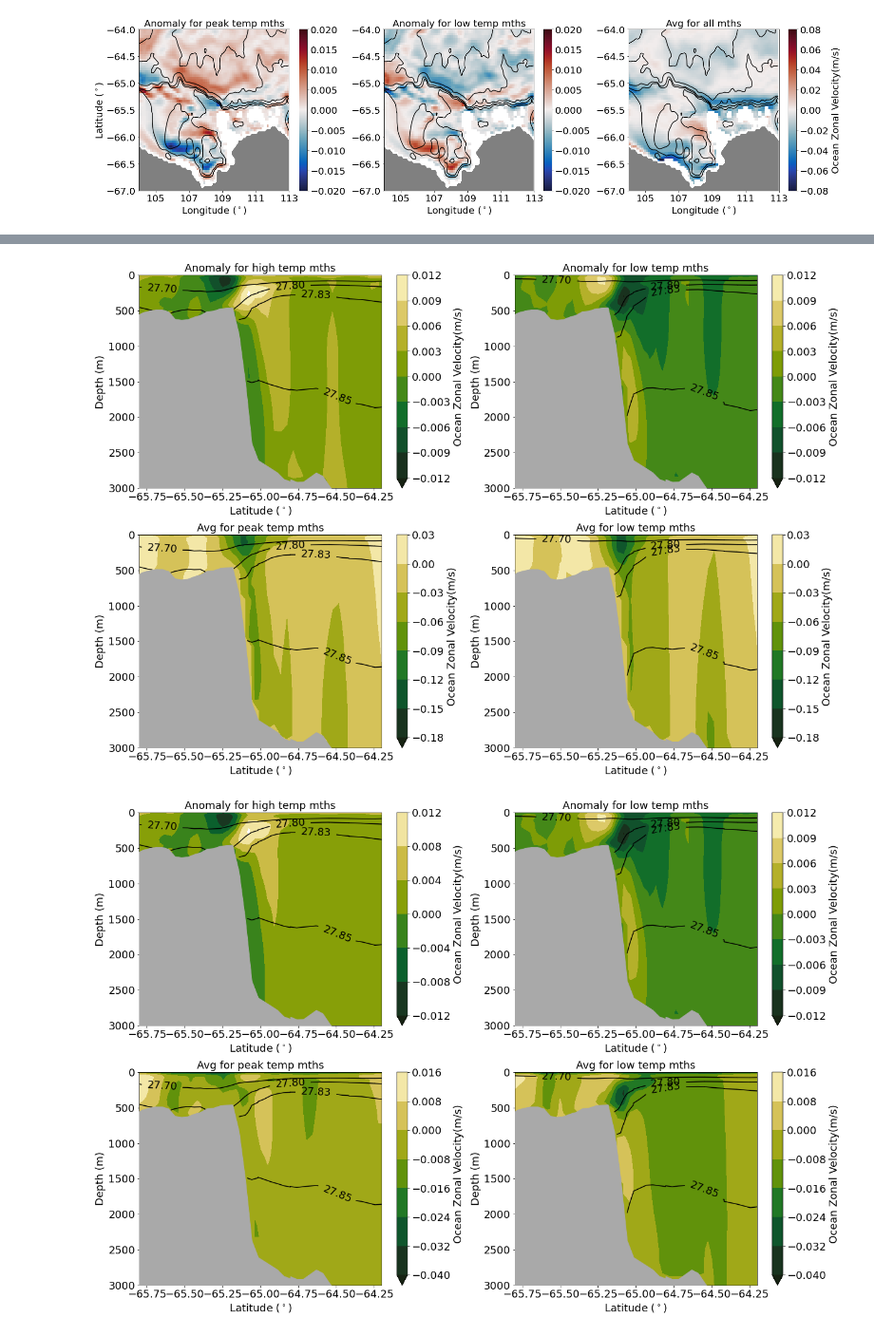
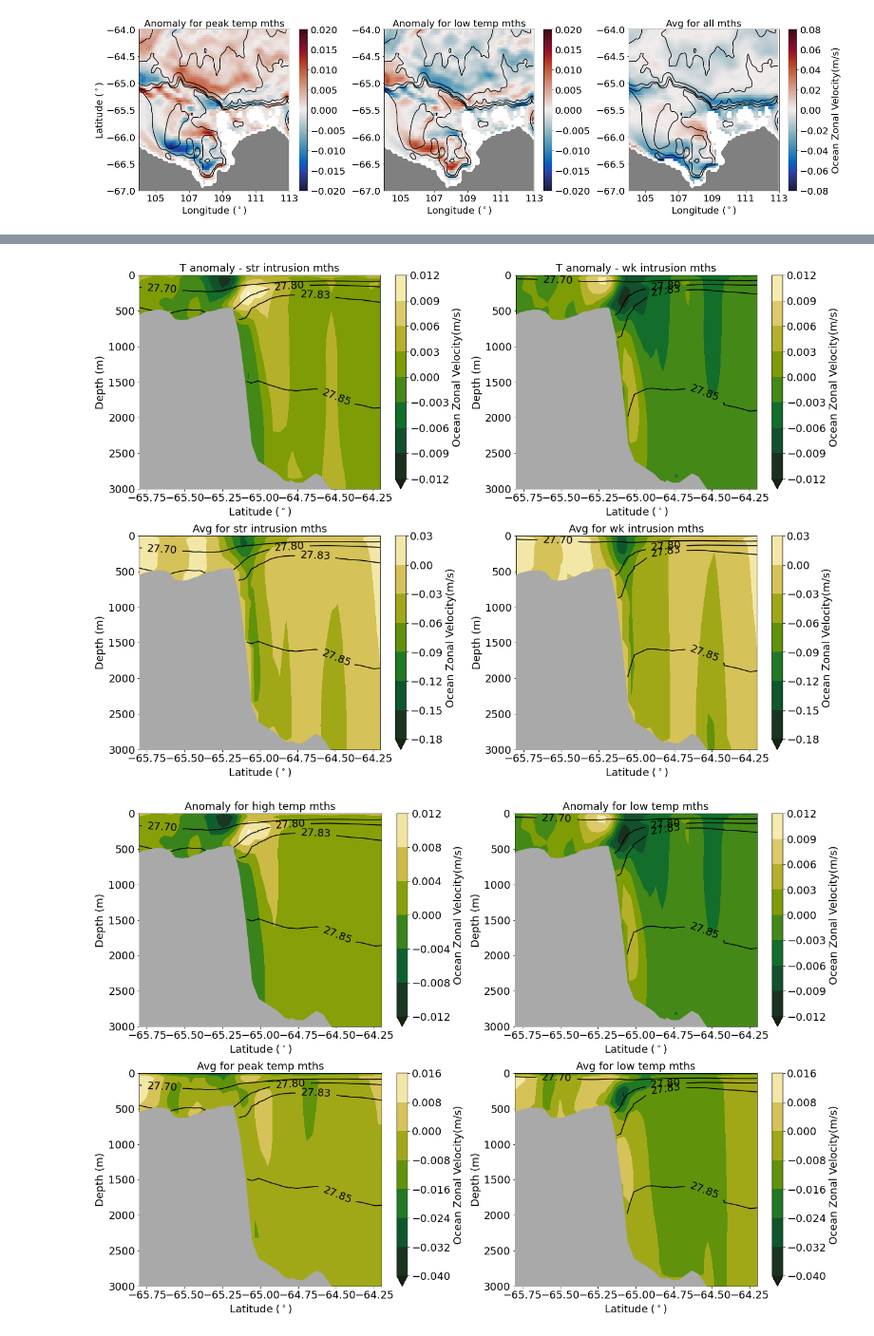
Before and after one commit to ribeiron/ScriptsChapter3, a Jupyter notebook: Fig10.ipynb, the cells around one changed output, grey strips where cells are left out. Shown at 95% size. Drawn from its saved outputs; the diff is of its cells as text; code cells hidden in the pictures.

```diff
--- a/Fig10.ipynb
+++ b/Fig10.ipynb
@@ -911,7 +898,7 @@ plt.ylim((3000,0))
 plt.xlim((-65.8,-64.2))
 plt.ylabel('Depth (m)',fontsize=fontsize)
 plt.xlabel('Latitude ($^\circ$)',fontsize=fontsize)
-plt.title('Anomaly for high temp mths',fontsize=fontsize)
+plt.title('T anomaly - str intrusion mths',fontsize=fontsize)
 # colorbar:
 #cbar=plt.colorbar(pcm, ticks = ticks,pad=.03)
 cbar=plt.colorbar()
@@ -940,7 +927,7 @@ plt.ylim((3000,0))
 plt.xlim((-65.8,-64.2))
 plt.ylabel('Depth (m)',fontsize=fontsize)
 plt.xlabel('Latitude ($^\circ$)',fontsize=fontsize)
-plt.title('Anomaly for low temp mths',fontsize=fontsize)
+plt.title('T anomaly - wk intrusion mths',fontsize=fontsize)
 # colorbar:
 #cbar=plt.colorbar(pcm, ticks = ticks,pad=.03)
 cbar=plt.colorbar()
@@ -974,7 +961,7 @@ plt.ylim((3000,0))
 plt.xlim((-65.8,-64.2))
 plt.ylabel('Depth (m)',fontsize=fontsize)
 plt.xlabel('Latitude ($^\circ$)',fontsize=fontsize)
-plt.title('Avg for peak temp mths',fontsize=fontsize)
+plt.title('Avg for str intrusion mths',fontsize=fontsize)
 # colorbar:
 #cbar=plt.colorbar(pcm, ticks = ticks,pad=.03)
 cbar=plt.colorbar()
@@ -999,38 +986,38 @@ pcm = plt.contourf(uspeed_trans_bt2.yu_ocean,uspeed_trans_bt2.st_ocean,uspeed_tr
 #plt.clim(,4)
 #pcm = plt.contourf(u_speed_mean.yu_ocean,u_speed_mean.st_ocean,u_speed_mean.fillna(0),
 #           cmap = cmocean.speed, norm = norm,levels=levels,extend='both')
 
 plt.tick_params(labelsize=fontsize)
 plt.gca().invert_yaxis()
 # set depth and latitude limits of plot:
 plt.ylim((3000,0))
 plt.xlim((-65.8,-64.2))
 plt.ylabel('Depth (m)',fontsize=fontsize)
 plt.xlabel('Latitude ($^\circ$)',fontsize=fontsize)
-plt.title('Avg for low temp mths',fontsize=fontsize)
+plt.title('Avg for wk intrusion mths',fontsize=fontsize)
 # colorbar:
 #cbar=plt.colorbar(pcm, ticks = ticks,pad=.03)
 cbar=plt.colorbar()
 cbar.ax.tick_params(labelsize=fontsize)
 cbar.set_label(r'Ocean Zonal Velocity(m/s)', fontsize = fontsize,labelpad=5)
 
 # plot density contours:
 cont = plt.contour(sigma0_bt.yt_ocean,sigma0_bt.st_ocean,sigma0_bt,density_contours,
            colors='k',zorder=2 ,fontsize=fontsize)
 plt.clabel(cont, inline=1, fontsize=fontsize,fmt='%1.2f')
 
 # plot land:
 plt.fill_between(ht_transect.yt_ocean,ht_transect,6000,zorder=3,color='darkgrey')
 
 ##
 fig.tight_layout()
 
 #fig.tight_layout()
-#figdir = '/g/data/v45/ns3783/ScriptsChapter3/Figures/'
-#filestr = figdir+'/Fig10extra_ASC_rolling_mean_only.png'
-#plt.savefig(filestr,dpi=600,bbox_inches='tight')
+figdir = '/g/data/v45/ns3783/ScriptsChapter3/Figures/'
+filestr = figdir+'/Fig10extra_ASC_rolling_mean_only.png'
+plt.savefig(filestr,dpi=600,bbox_inches='tight')
 # %% [output]
-[figure, old version]
+[figure, new version]
 # %%
 ### test new values
 fontsize=18
```
Also changed, not shown: parts of 7 cells of this notebook, 3 other files.
